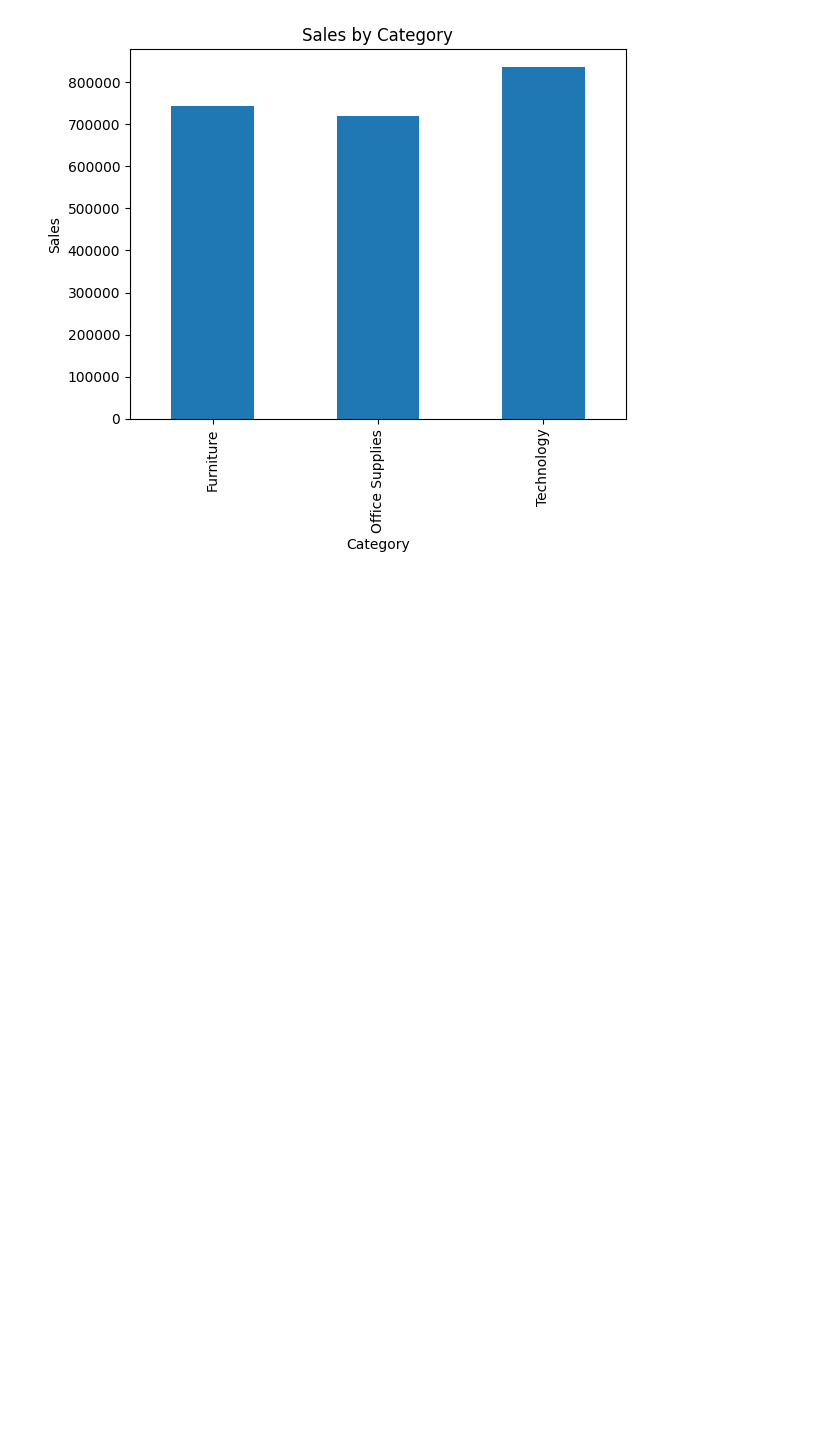
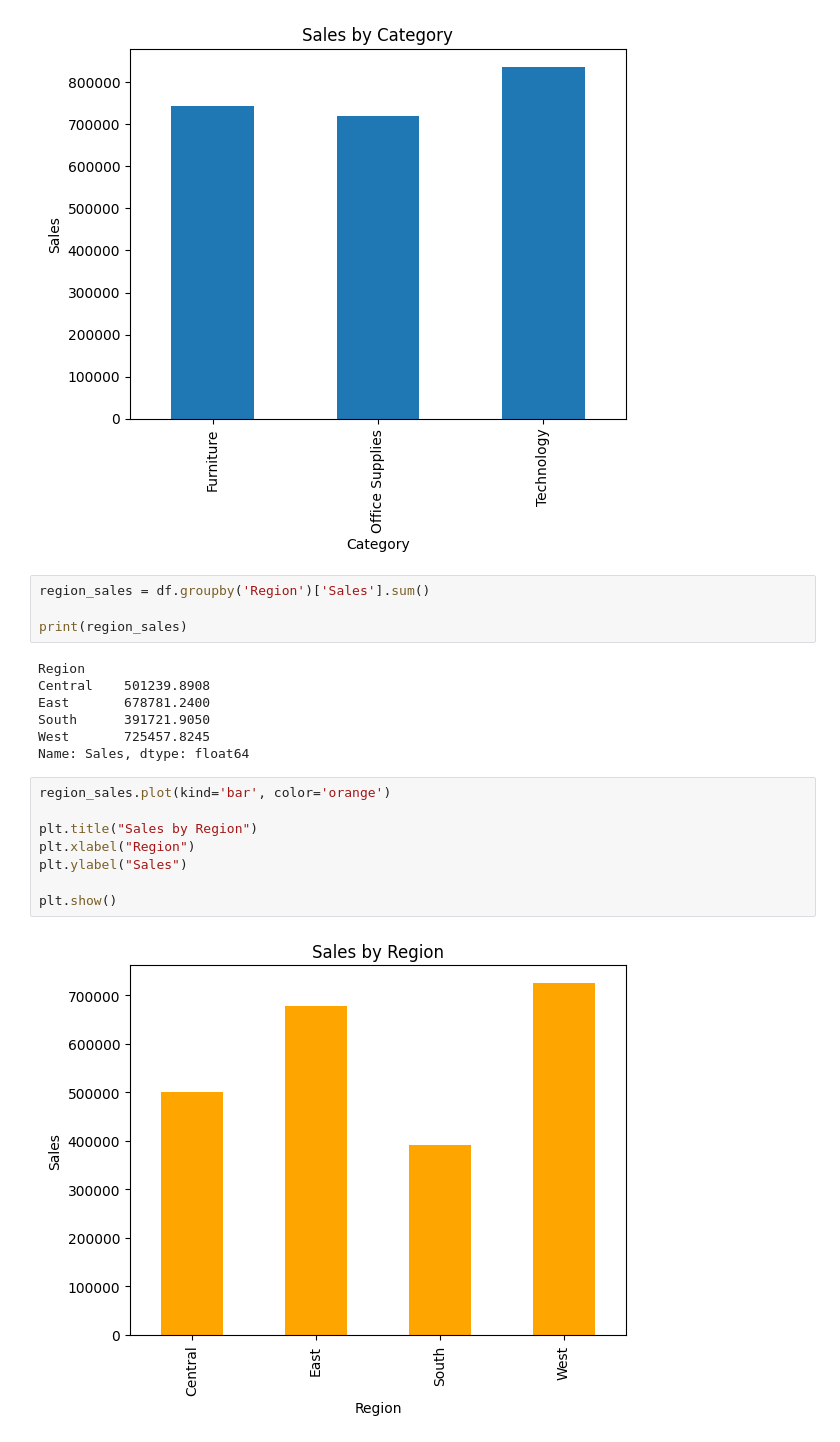
Before and after one commit to pratikunnad/Retail-Sales-Analytics, a Jupyter notebook: notebooks/sales_analysis.ipynb, the cells around one changed output. Cells and saved outputs as stored; diff of their text form; blank space fills up the shorter version.

```diff
--- a/notebooks/sales_analysis.ipynb
+++ b/notebooks/sales_analysis.ipynb
@@ -144,3 +144,24 @@ plt.ylabel("Sales")
 plt.show()
 # %% [output]
 [figure]
+# %%
+region_sales = df.groupby('Region')['Sales'].sum()
+
+print(region_sales)
+# %% [output]
+Region
+Central    501239.8908
+East       678781.2400
+South      391721.9050
+West       725457.8245
+Name: Sales, dtype: float64
+# %%
+region_sales.plot(kind='bar', color='orange')
+
+plt.title("Sales by Region")
+plt.xlabel("Region")
+plt.ylabel("Sales")
+
+plt.show()
+# %% [output]
+[figure, added]
```
Also changed, not shown: parts of 5 cells of this notebook.
